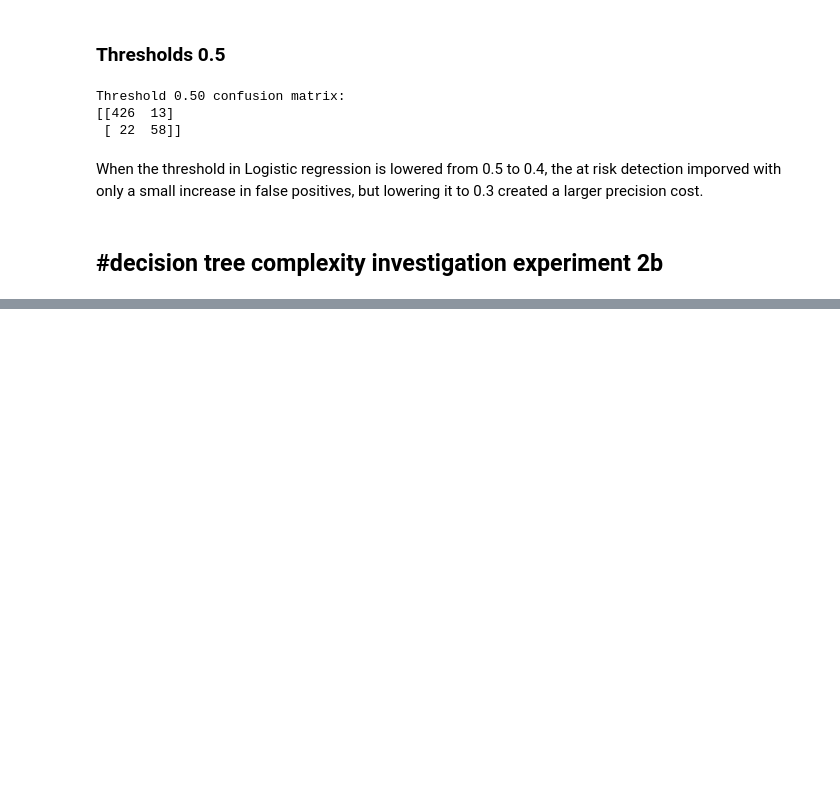
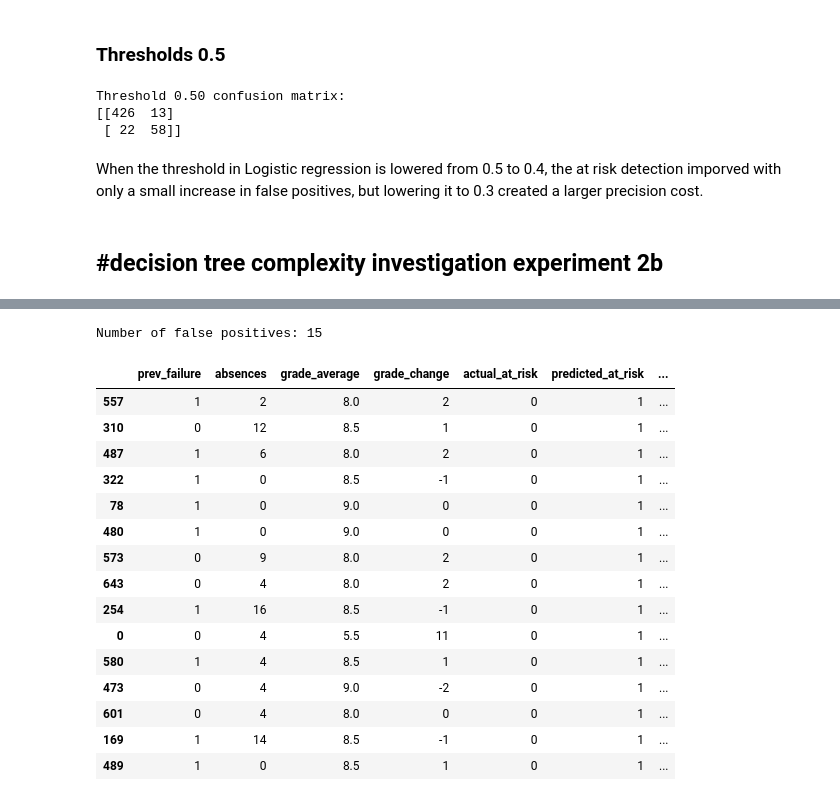
Before and after one commit to fip1234/phronesis, a Jupyter notebook: notebooks/01_eda.ipynb, the cells around one changed output, grey strips where cells are left out. Saved outputs shown, nothing was run; the diff lists cells and outputs as text; code cells hidden in the pictures; blank space fills up the shorter version.

```diff
--- a/notebooks/01_eda.ipynb
+++ b/notebooks/01_eda.ipynb
@@ -2613,0 +2957,31 @@ tree_depth_comparison.round(4)
+# %%
+#find false positives. students incorrectly predicted at risk by logistic regression
+logistic_40_false_positives= logistic_40_err_analysis[
+    (logistic_40_err_analysis["actual_at_risk"] ==0)&
+    (logistic_40_err_analysis["predicted_at_risk"] ==1)
+]
+
+#check number of false positives
+print("Number of false positives:",len(logistic_40_false_positives))
+
+#show features of atrisk students incorrectly predicted by logistic regression
+logistic_40_false_positives[["prev_failure","absences","grade_average","grade_change",
+                             "actual_at_risk","predicted_at_risk","at_risk_probability"]].round(4)
+# %% [output]
+Number of false positives: 15
+|  | prev_failure | absences | grade_average | grade_change | actual_at_risk | predicted_at_risk | ... |
+| 557 | 1 | 2 | 8.0 | 2 | 0 | 1 | ... |
+| 310 | 0 | 12 | 8.5 | 1 | 0 | 1 | ... |
+| 487 | 1 | 6 | 8.0 | 2 | 0 | 1 | ... |
+| 322 | 1 | 0 | 8.5 | -1 | 0 | 1 | ... |
+| 78 | 1 | 0 | 9.0 | 0 | 0 | 1 | ... |
+| 480 | 1 | 0 | 9.0 | 0 | 0 | 1 | ... |
+| 573 | 0 | 9 | 8.0 | 2 | 0 | 1 | ... |
+| 643 | 0 | 4 | 8.0 | 2 | 0 | 1 | ... |
+| 254 | 1 | 16 | 8.5 | -1 | 0 | 1 | ... |
+| 0 | 0 | 4 | 5.5 | 11 | 0 | 1 | ... |
+| 580 | 1 | 4 | 8.5 | 1 | 0 | 1 | ... |
+| 473 | 0 | 4 | 9.0 | -2 | 0 | 1 | ... |
+| 601 | 0 | 4 | 8.0 | 0 | 0 | 1 | ... |
+| 169 | 1 | 14 | 8.5 | -1 | 0 | 1 | ... |
+| 489 | 1 | 0 | 8.5 | 1 | 0 | 1 | ... |
```
Also changed, not shown: parts of 100 cells of this notebook.
